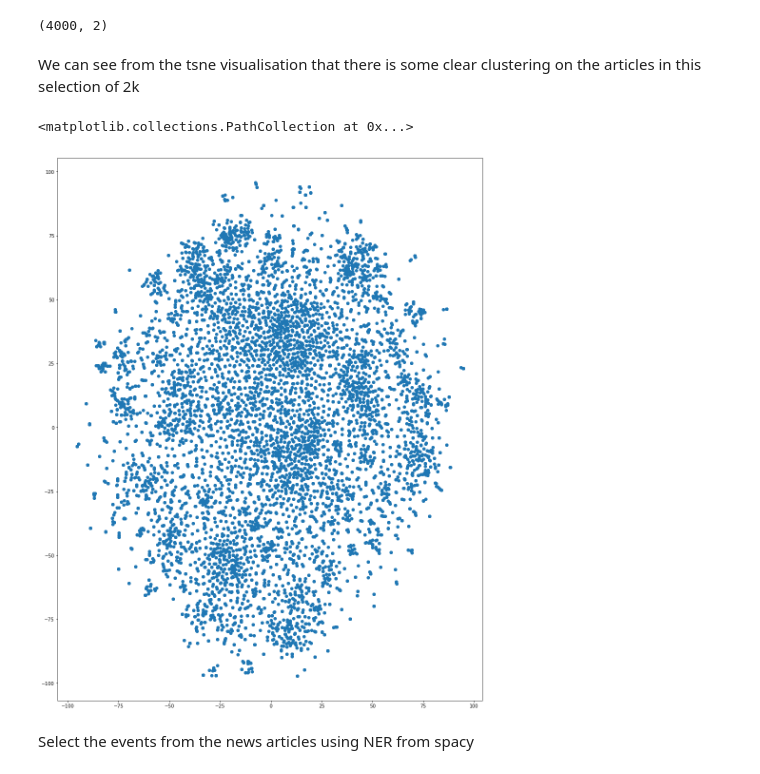
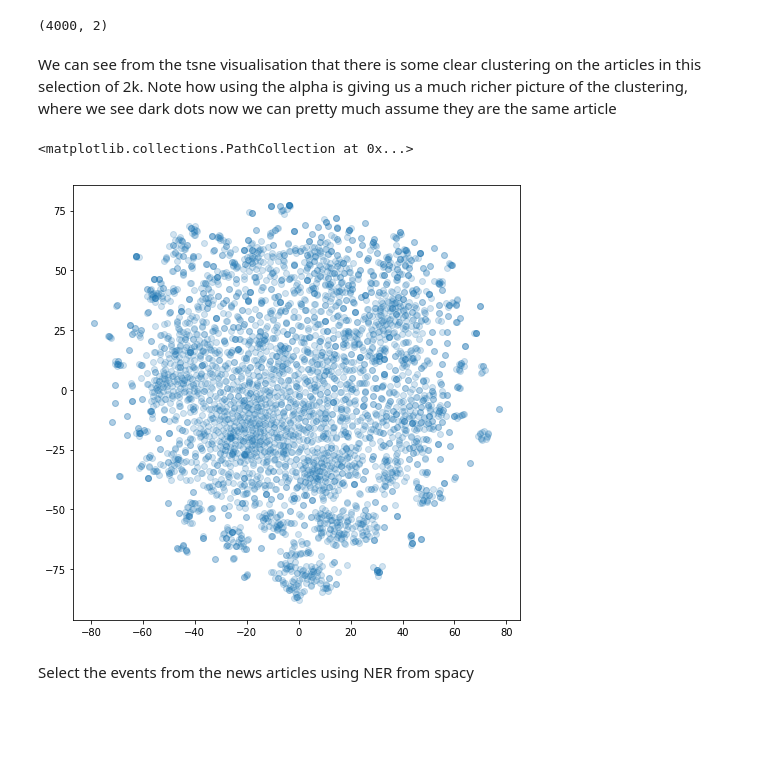
Before and after one commit to ecsplendid/news-event-feed, a Jupyter notebook: NLP/BBC Tim NLP.ipynb, the cells around one changed output. Cells and saved outputs as stored; diff of their text form; code cells hidden in the pictures; blank space fills up the shorter version.

```diff
--- a/NLP/BBC Tim NLP.ipynb
+++ b/NLP/BBC Tim NLP.ipynb
@@ -236,13 +236,13 @@ X_embedded.shape
 # %% [output]
 (4000, 2)
 # %% [markdown]
-We can see from the tsne visualisation that there is some clear clustering on the articles in this selection of 2k
+We can see from the tsne visualisation that there is some clear clustering on the articles in this selection of 2k. Note how using the alpha is giving us a much richer picture of the clustering, where we see dark dots now we can pretty much assume they are the same article
 # %%
-plt.figure(figsize=(16,21))
-plt.scatter(X_embedded[:, 0], X_embedded[:, 1])
+plt.figure(figsize=(8,8))
+plt.scatter(X_embedded[:, 0], X_embedded[:, 1], alpha=.2)
 # %% [output]
 <matplotlib.collections.PathCollection at 0x...>
-[figure, old version]
+[figure, new version]
 # %% [markdown]
 Select the events from the news articles using NER from spacy
 # %%
```
Also changed, not shown: parts of 20 cells of this notebook.
